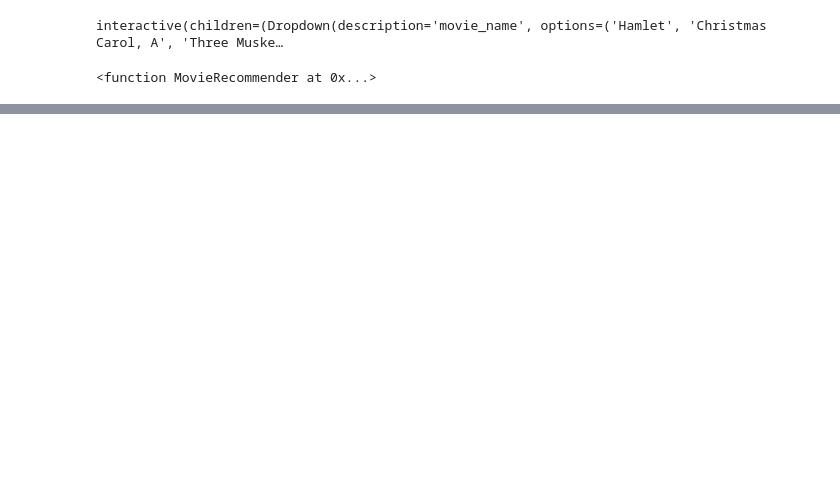
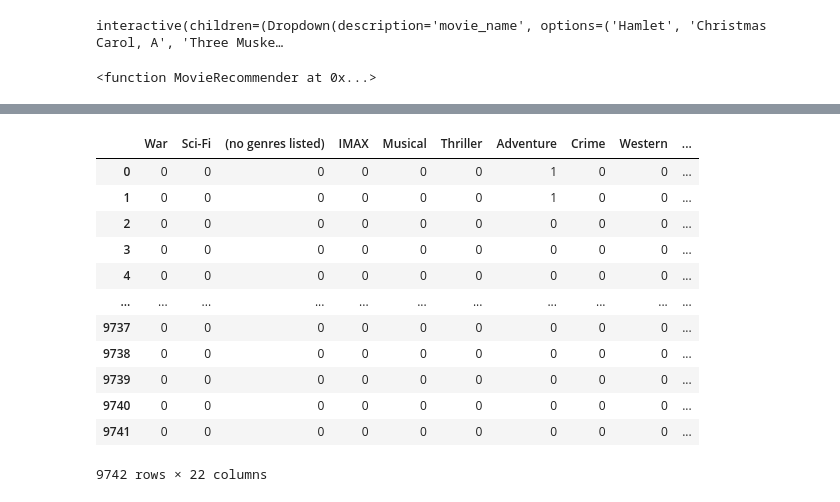
Before and after one commit to LorenaGiVa/Caso---Marketing, a Jupyter notebook: c_modelos.ipynb, the cells around one changed output, grey strips where cells are left out. Saved outputs shown, nothing was run; the diff lists cells and outputs as text; code cells hidden in the pictures; blank space fills up the shorter version.

```diff
--- a/c_modelos.ipynb
+++ b/c_modelos.ipynb
@@ -286,0 +289,3 @@ interactive(children=(Dropdown(description='movie_name', options=('Hamlet', 'Chr
+# %%
+peliculas = pd.read_sql("SELECT * FROM movies", conn)
+peliculas
@@ -286,0 +310,5 @@ interactive(children=(Dropdown(description='movie_name', options=('Hamlet', 'Chr
+# %%
+# Llenar los valores NaN con 0 en la columna 'year'
+peliculas['year'] = peliculas['year'].fillna(0)
+# Convertir la columna 'year' de float a entero
+peliculas['year'] = peliculas['year'].astype(int)
@@ -286,0 +367,21 @@ interactive(children=(Dropdown(description='movie_name', options=('Hamlet', 'Chr
+# %%
+# Crear un nuevo DataFrame llamado dummies2, copiando dummies
+dummies2 = dummies.copy()
+
+# Agregar las columnas 'clean_title' y 'movie_id' del DataFrame 'peliculas' a dummies2
+dummies2 = dummies2.merge(peliculas[['clean_title', 'movieId']], left_index=True, right_index=True)
+dummies2
+# %% [output]
+|  | War | Sci-Fi | (no genres listed) | IMAX | Musical | Thriller | Adventure | Crime | Western | ... |
+| 0 | 0 | 0 | 0 | 0 | 0 | 0 | 1 | 0 | 0 | ... |
+| 1 | 0 | 0 | 0 | 0 | 0 | 0 | 1 | 0 | 0 | ... |
+| 2 | 0 | 0 | 0 | 0 | 0 | 0 | 0 | 0 | 0 | ... |
+| 3 | 0 | 0 | 0 | 0 | 0 | 0 | 0 | 0 | 0 | ... |
+| 4 | 0 | 0 | 0 | 0 | 0 | 0 | 0 | 0 | 0 | ... |
+| ... | ... | ... | ... | ... | ... | ... | ... | ... | ... | ... |
+| 9737 | 0 | 0 | 0 | 0 | 0 | 0 | 0 | 0 | 0 | ... |
+| 9738 | 0 | 0 | 0 | 0 | 0 | 0 | 0 | 0 | 0 | ... |
+| 9739 | 0 | 0 | 0 | 0 | 0 | 0 | 0 | 0 | 0 | ... |
+| 9740 | 0 | 0 | 0 | 0 | 0 | 0 | 0 | 0 | 0 | ... |
+| 9741 | 0 | 0 | 0 | 0 | 0 | 0 | 0 | 0 | 0 | ... |
+9742 rows × 22 columns
```
Also changed, not shown: parts of 13 cells of this notebook.
